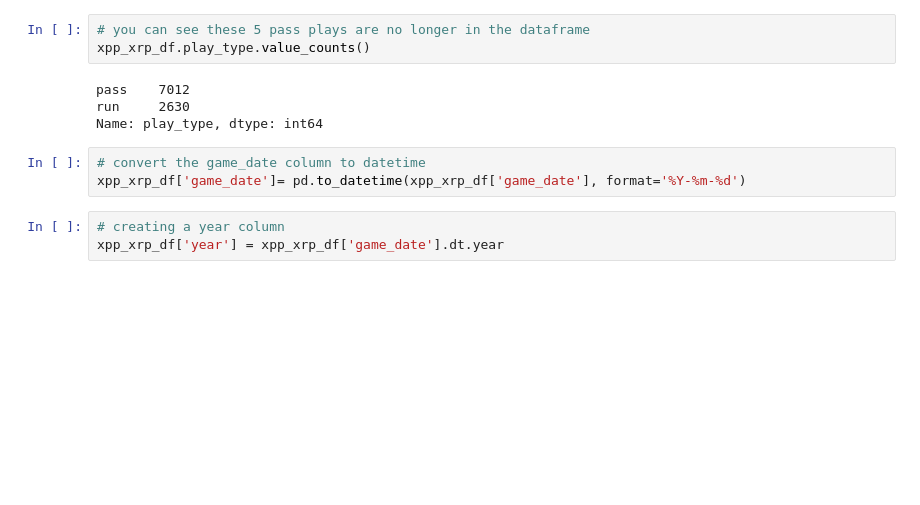
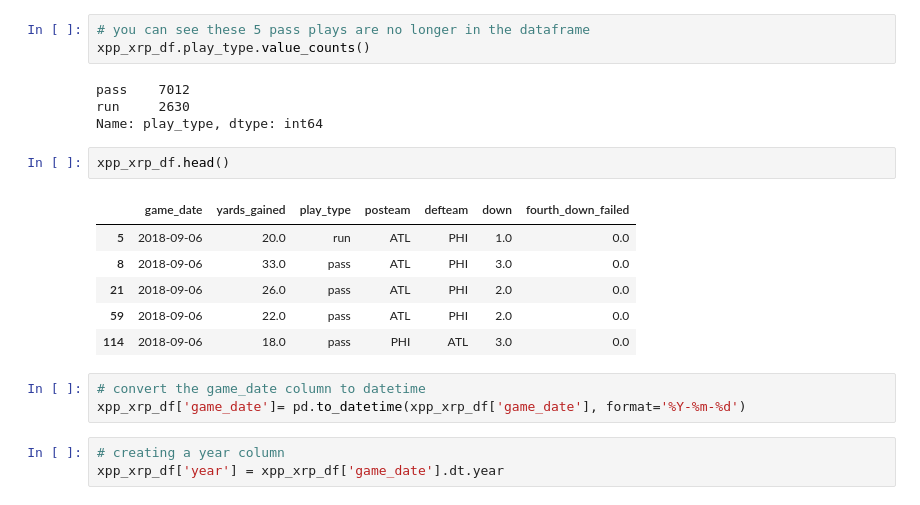
Before and after one commit to JJHick95/NFL-Play-Predictor, a Jupyter notebook: reports/Capstone_Final_Notebook.ipynb, the cells around one changed output. Drawn from its saved outputs; the diff is of its cells as text; blank space fills up the shorter version.

```diff
--- a/reports/Capstone_Final_Notebook.ipynb
+++ b/reports/Capstone_Final_Notebook.ipynb
@@ -241,6 +253,15 @@ xpp_xrp_df.play_type.value_counts()
 pass    7012
 run     2630
 Name: play_type, dtype: int64
+# %%
+xpp_xrp_df.head()
+# %% [output]
+|  | game_date | yards_gained | play_type | posteam | defteam | down | fourth_down_failed |
+| 5 | 2018-09-06 | 20.0 | run | ATL | PHI | 1.0 | 0.0 |
+| 8 | 2018-09-06 | 33.0 | pass | ATL | PHI | 3.0 | 0.0 |
+| 21 | 2018-09-06 | 26.0 | pass | ATL | PHI | 2.0 | 0.0 |
+| 59 | 2018-09-06 | 22.0 | pass | ATL | PHI | 2.0 | 0.0 |
+| 114 | 2018-09-06 | 18.0 | pass | PHI | ATL | 3.0 | 0.0 |
 # %%
 # convert the game_date column to datetime
 xpp_xrp_df['game_date']= pd.to_datetime(xpp_xrp_df['game_date'], format='%Y-%m-%d')
```
Also changed, not shown: parts of 11 cells of this notebook, 11 other files.
